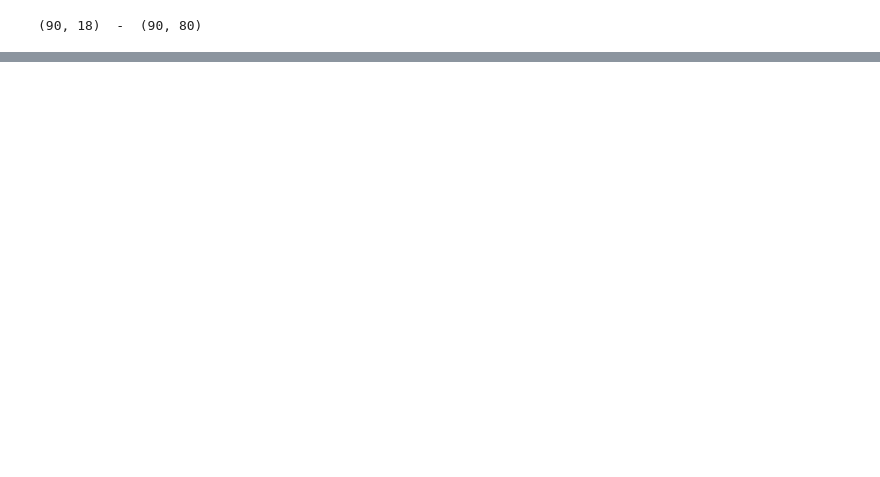
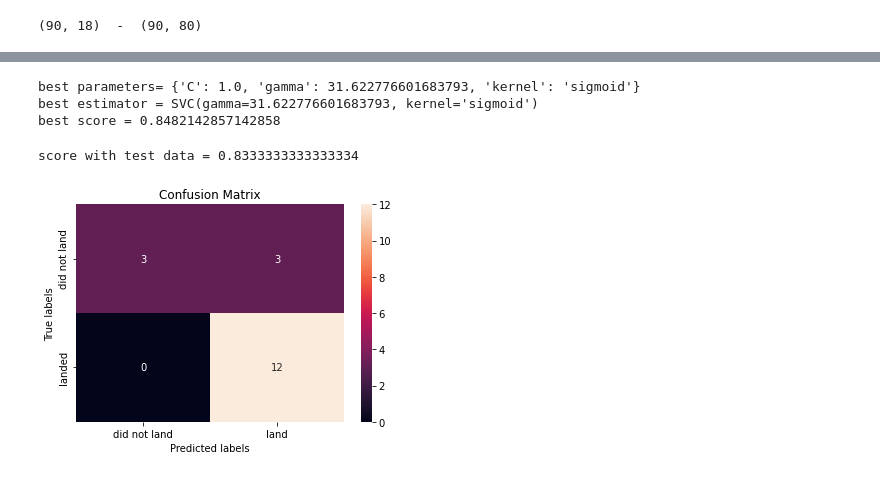
Before and after one commit to deivithamaya/space_Y, a Jupyter notebook: jupyter_notebooks/spacex_machine_learning.ipynb, the cells around one changed output, grey strips where cells are left out. Drawn from its saved outputs; the diff is of its cells as text; code cells hidden in the pictures; blank space fills up the shorter version.

```diff
--- a/jupyter_notebooks/spacex_machine_learning.ipynb
+++ b/jupyter_notebooks/spacex_machine_learning.ipynb
@@ -41,0 +129,7 @@ print(df.shape," - ",df_one_hot.shape)
+# %%
+#t6
+svmModel = svm.SVC()
+parameters = {'kernel':('linear', 'rbf','poly','rbf', 'sigmoid'),'C': np.logspace(-3, 3, 5),
+              'gamma':np.logspace(-3, 3, 5)}
+svm_cv = GridSearchCV(svmModel, parameters, cv = 10)
+svm_cv.fit(x_train, y_train)
@@ -41,0 +143,17 @@ print(df.shape," - ",df_one_hot.shape)
+# %%
+print("best parameters= {0}".format(svm_cv.best_params_))
+print("best estimator = {0}".format(svm_cv.best_estimator_))
+print("best score = {0}".format(svm_cv.best_score_))
+# %% [output]
+best parameters= {'C': 1.0, 'gamma': 31.622776601683793, 'kernel': 'sigmoid'}
+best estimator = SVC(gamma=31.622776601683793, kernel='sigmoid')
+best score = 0.8482142857142858
+# %%
+yhat = svm_cv.predict(x_test)
+score = svm_cv.score(x_test,y_test)
+print("score with test data = {0}".format(score))
+plot_confusion_matrix(y_test,yhat)
+models["SVM"] = score
+# %% [output]
+score with test data = 0.8333333333333334
+[figure, added]
```
Also changed, not shown: parts of 28 cells of this notebook.
